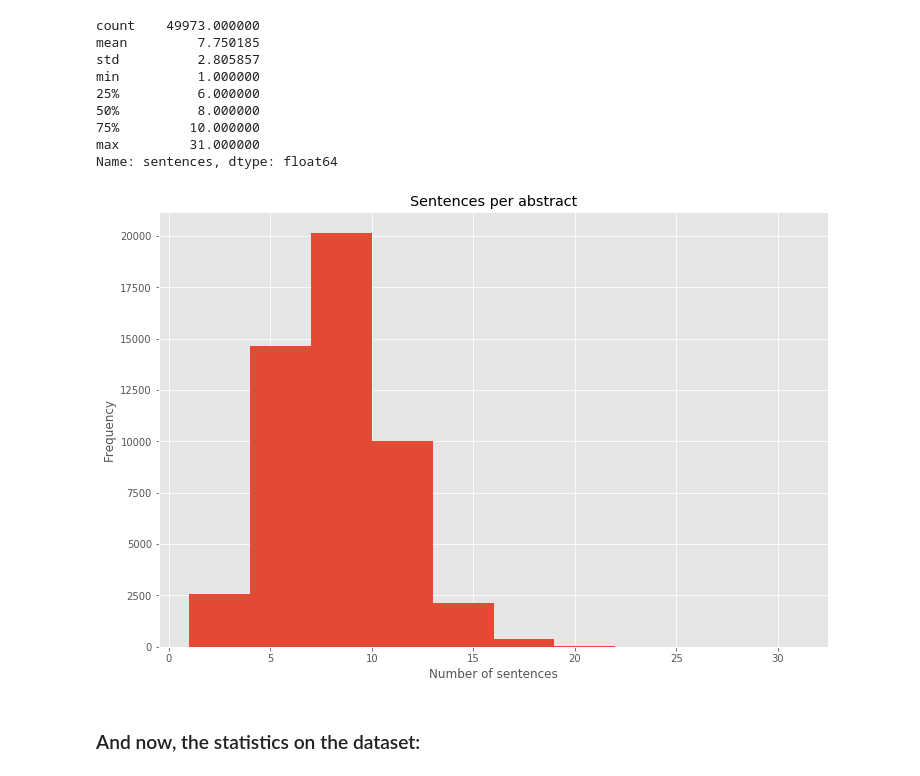
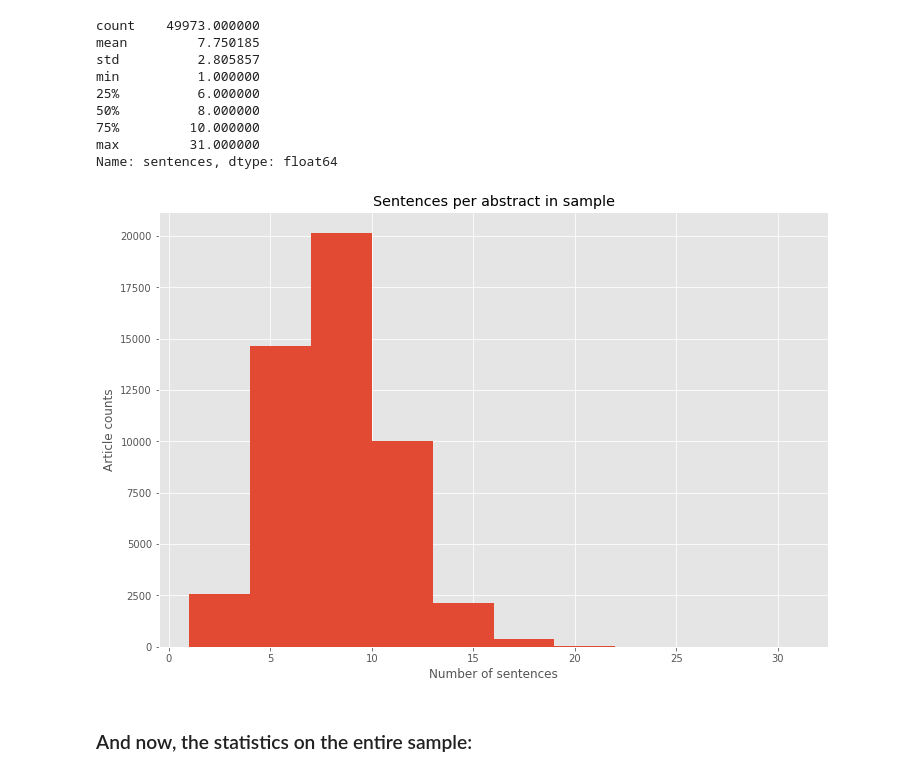
Before and after one commit to OhThatMisty/astro_categories, a Jupyter notebook: notebooks/ArXiv_EDA.ipynb, the cells around one changed output. Drawn from its saved outputs; the diff is of its cells as text; code cells hidden in the pictures.

```diff
--- a/notebooks/ArXiv_EDA.ipynb
+++ b/notebooks/ArXiv_EDA.ipynb
@@ -130,13 +137,13 @@ Name: sentences, dtype: float64
 # %%
 _ = plt.figure(figsize=(12,8))
 _ = df.sentences.plot(kind='hist')
 _ = plt.xlabel('Number of sentences')
-_ = plt.ylabel('Frequency')
-_ = plt.title('Sentences per abstract')
+_ = plt.ylabel('Article counts')
+_ = plt.title('Sentences per abstract in sample')
 # %% [output]
-[figure, old version]
+[figure, new version]
 # %% [markdown]
-### And now, the statistics on the dataset:
+### And now, the statistics on the entire sample:
 # %%
 df.describe(include='all')
 # %% [output]
```
Also changed, not shown: parts of 20 cells of this notebook.
